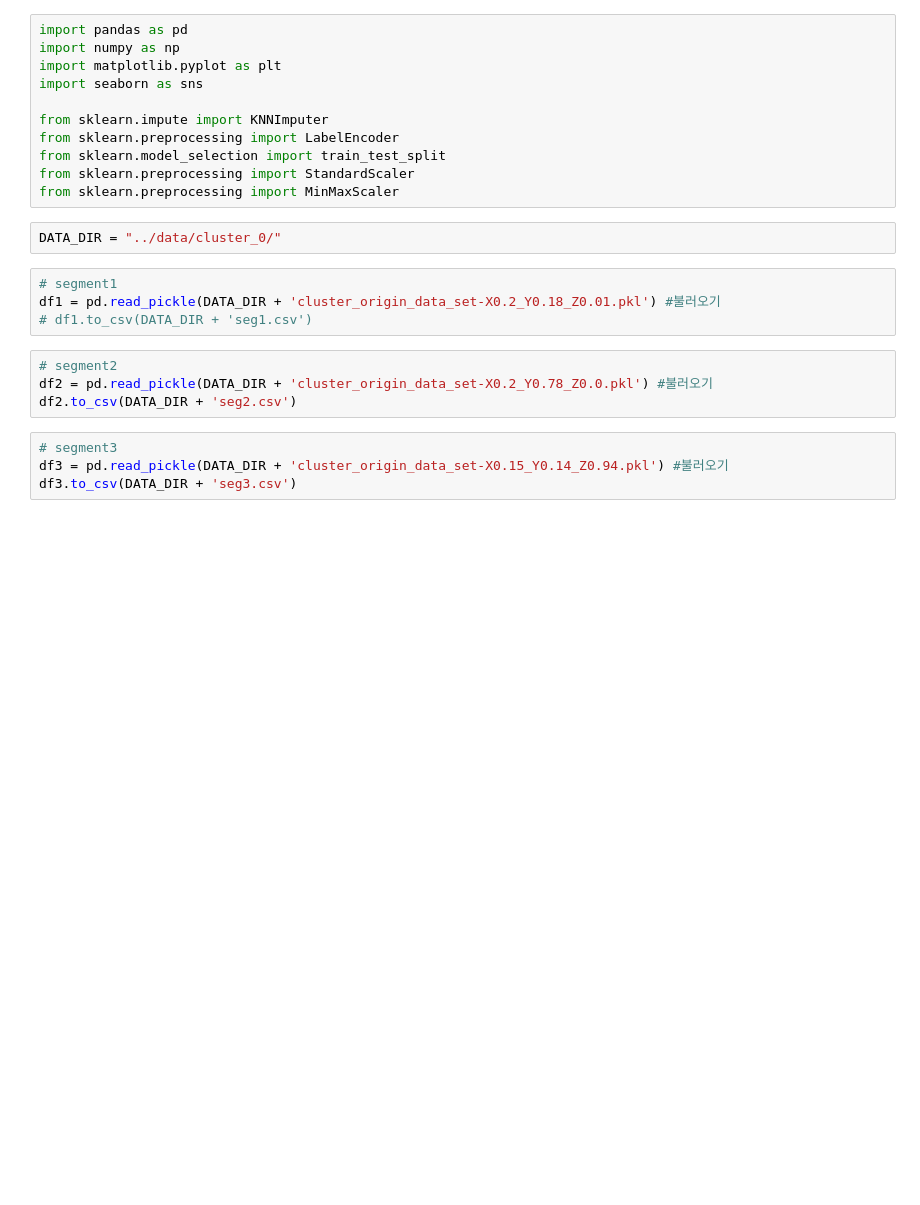
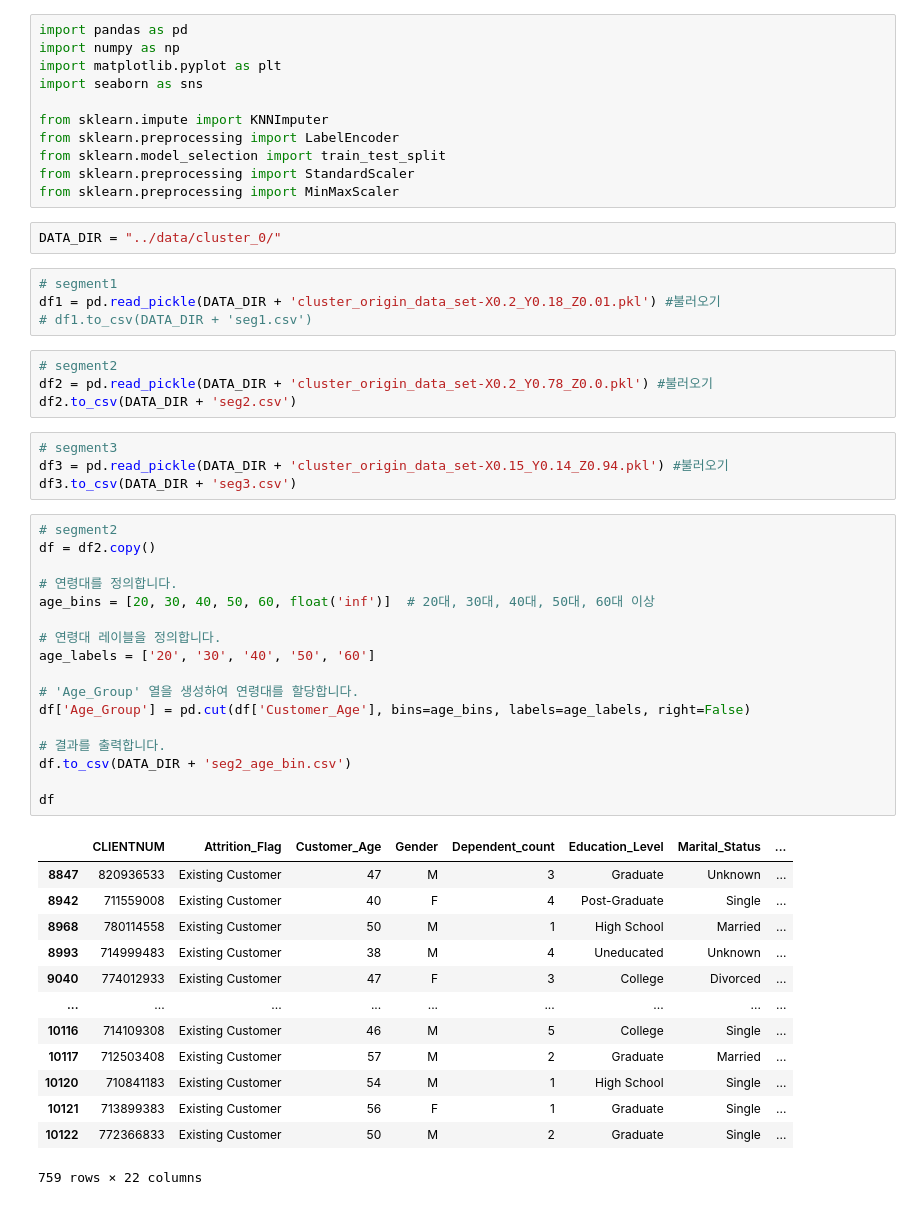
Before and after one commit to seyeon-shijuan/sesac-machine-learning, a Jupyter notebook: project1/pjt_08_cluster_analysis.ipynb, the cells around one changed output. Saved outputs shown, nothing was run; the diff lists cells and outputs as text; blank space fills up the shorter version.

```diff
--- a/project1/pjt_08_cluster_analysis.ipynb
+++ b/project1/pjt_08_cluster_analysis.ipynb
@@ -23,3 +23,34 @@ df2.to_csv(DATA_DIR + 'seg2.csv')
 # segment3
 df3 = pd.read_pickle(DATA_DIR + 'cluster_origin_data_set-X0.15_Y0.14_Z0.94.pkl') #불러오기
 df3.to_csv(DATA_DIR + 'seg3.csv')
+# %%
+# segment2
+df = df2.copy()
+
+# 연령대를 정의합니다.
+age_bins = [20, 30, 40, 50, 60, float('inf')]  # 20대, 30대, 40대, 50대, 60대 이상
+
+# 연령대 레이블을 정의합니다.
+age_labels = ['20', '30', '40', '50', '60']
+
+# 'Age_Group' 열을 생성하여 연령대를 할당합니다.
+df['Age_Group'] = pd.cut(df['Customer_Age'], bins=age_bins, labels=age_labels, right=False)
+
+# 결과를 출력합니다.
+df.to_csv(DATA_DIR + 'seg2_age_bin.csv')
+
+df
+# %% [output]
+|  | CLIENTNUM | Attrition_Flag | Customer_Age | Gender | Dependent_count | Education_Level | Marital_Status | ... |
+| 8847 | 820936533 | Existing Customer | 47 | M | 3 | Graduate | Unknown | ... |
+| 8942 | 711559008 | Existing Customer | 40 | F | 4 | Post-Graduate | Single | ... |
+| 8968 | 780114558 | Existing Customer | 50 | M | 1 | High School | Married | ... |
+| 8993 | 714999483 | Existing Customer | 38 | M | 4 | Uneducated | Unknown | ... |
+| 9040 | 774012933 | Existing Customer | 47 | F | 3 | College | Divorced | ... |
+| ... | ... | ... | ... | ... | ... | ... | ... | ... |
+| 10116 | 714109308 | Existing Customer | 46 | M | 5 | College | Single | ... |
+| 10117 | 712503408 | Existing Customer | 57 | M | 2 | Graduate | Married | ... |
+| 10120 | 710841183 | Existing Customer | 54 | M | 1 | High School | Single | ... |
+| 10121 | 713899383 | Existing Customer | 56 | F | 1 | Graduate | Single | ... |
+| 10122 | 772366833 | Existing Customer | 50 | M | 2 | Graduate | Single | ... |
+759 rows × 22 columns
```
Also changed, not shown: parts of 2 cells of this notebook, 4 other files.
